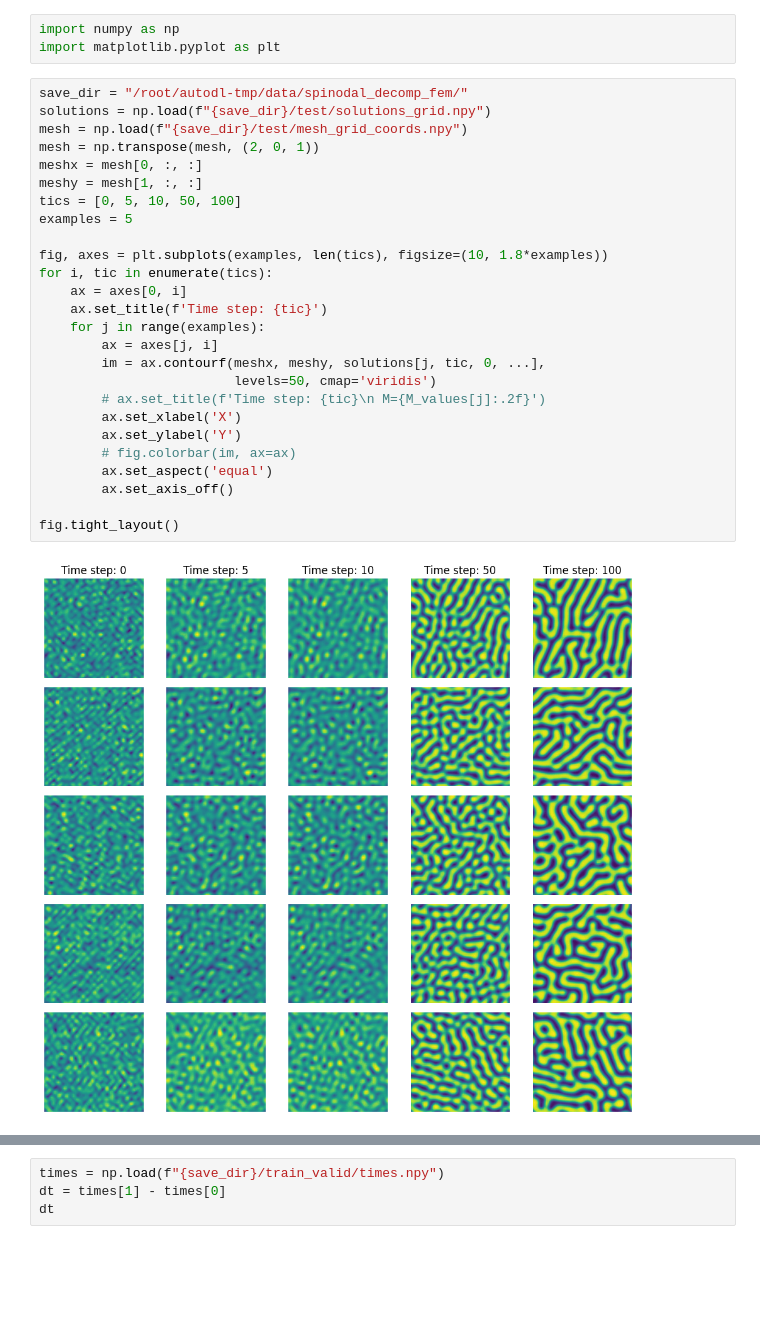
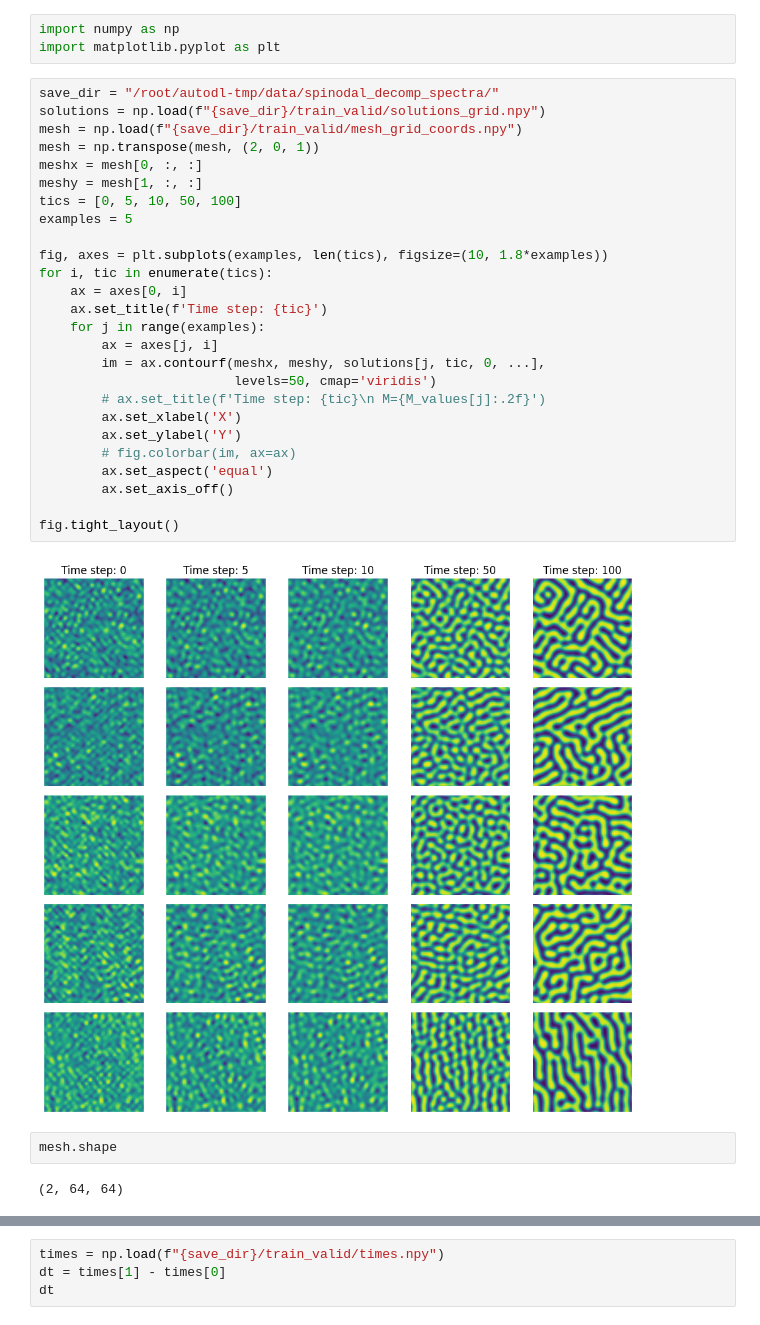
Before and after one commit to NanxiiChen/PF-PINO, a Jupyter notebook: spinodal_decomp/make_dataset.ipynb, the cells around one changed output, grey strips where cells are left out. Saved outputs shown, nothing was run; the diff lists cells and outputs as text; blank space fills up the shorter version.

```diff
--- a/spinodal_decomp/make_dataset.ipynb
+++ b/spinodal_decomp/make_dataset.ipynb
@@ -2,33 +2,37 @@
 import numpy as np
 import matplotlib.pyplot as plt
 # %%
-save_dir = "/root/autodl-tmp/data/spinodal_decomp_fem/"
-solutions = np.load(f"{save_dir}/test/solutions_grid.npy")
-mesh = np.load(f"{save_dir}/test/mesh_grid_coords.npy")
+save_dir = "/root/autodl-tmp/data/spinodal_decomp_spectra/"
+solutions = np.load(f"{save_dir}/train_valid/solutions_grid.npy")
+mesh = np.load(f"{save_dir}/train_valid/mesh_grid_coords.npy")
 mesh = np.transpose(mesh, (2, 0, 1))
 meshx = mesh[0, :, :]
 meshy = mesh[1, :, :]
 tics = [0, 5, 10, 50, 100]
 examples = 5
 
 fig, axes = plt.subplots(examples, len(tics), figsize=(10, 1.8*examples))
 for i, tic in enumerate(tics):
     ax = axes[0, i]
     ax.set_title(f'Time step: {tic}')
     for j in range(examples):
         ax = axes[j, i]
         im = ax.contourf(meshx, meshy, solutions[j, tic, 0, ...],
                          levels=50, cmap='viridis')
         # ax.set_title(f'Time step: {tic}\n M={M_values[j]:.2f}')
         ax.set_xlabel('X')
         ax.set_ylabel('Y')
         # fig.colorbar(im, ax=ax)
         ax.set_aspect('equal')
         ax.set_axis_off()
 
 fig.tight_layout()
 # %% [output]
-[figure, old version]
+[figure, new version]
+# %%
+mesh.shape
+# %% [output]
+(2, 64, 64)
 # %%
 from configs.train_debug import Configs
 configs = Configs()
```
Also changed, not shown: parts of 13 cells of this notebook, 6 other files.
